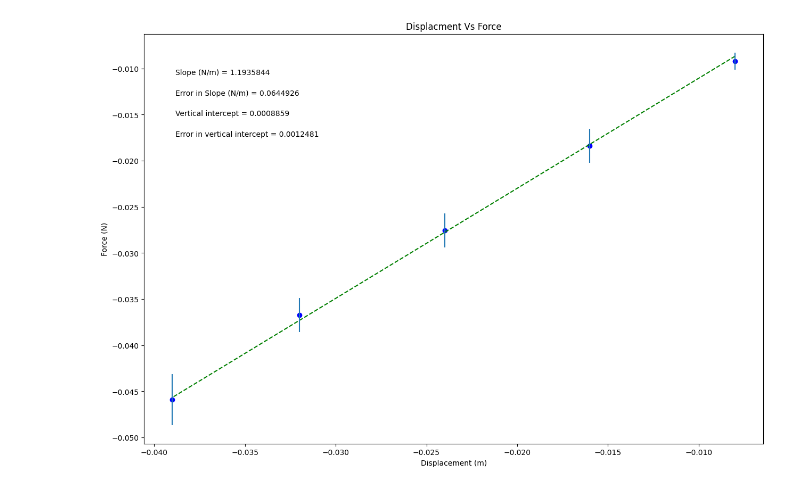
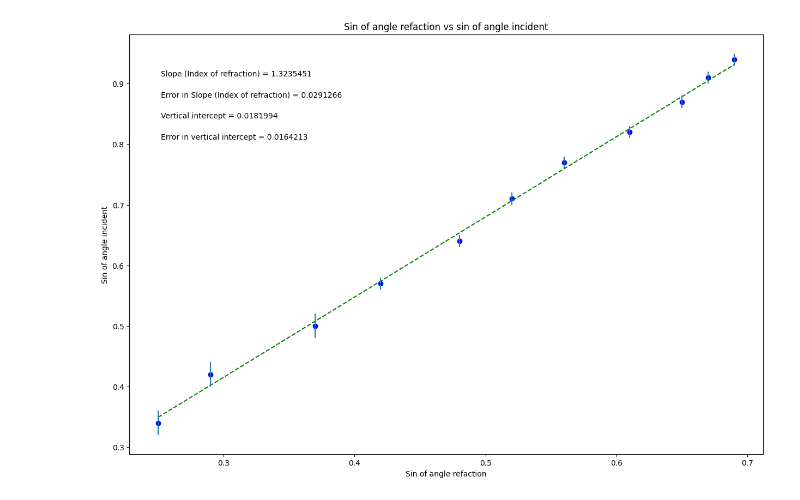
Before and after one commit to I-cant-belive-xander-is-here/Physics-Lab-II, a Jupyter notebook: PHSXlab_plotting_template.ipynb, the cells around one changed output. Drawn from its saved outputs; the diff is of its cells as text; code cells hidden in the pictures.

```diff
--- a/PHSXlab_plotting_template.ipynb
+++ b/PHSXlab_plotting_template.ipynb
@@ -19,28 +19,28 @@ import matplotlib.pyplot as plt
 #variable names should start with a letter and must contain only letters, numbers, and underscores
 
 
-Displacement= np.array([-0.008, -0.016, -0.024, -0.032, -0.039])
+SinRefraction_Angle = np.array([0.25, 0.29, 0.37, 0.42, 0.48, 0.52, 0.56, 0.61, 0.65, 0.67, 0.69])
 
-Force = np.array([-0.00918, -0.01836, -0.02754, -0.03672, -0.04590])
+SinIncident_Angle = np.array([0.34, 0.42, 0.50, 0.57, 0.64, 0.71, 0.77, 0.82, 0.87, 0.91, 0.94])
 
-err_Force = np.array([0.000918, 0.001836, 0.001836, 0.001836, 0.002754])
+err_SinIncident_Angle = np.array([0.02, 0.02, 0.02, 0.01, 0.01, 0.01, 0.01, 0.01, 0.01, 0.01, 0.01])
 
 
 
 #Re-assign variables as x, y, dy so that the remaining plotting code may remain generic
 #UPDATE VARIABLE NAMES (ON RHS OF EACH EQUAL SIGN) TO MATCH VARIABLE NAMES FOR DATA ABOVE
 
-x = Displacement             #this should be the array you want to plot on the x axis
-y = Force             #this should be the array you want to plot on the y axis
-dy = err_Force        #this should be your error in y array
+x = SinRefraction_Angle              #this should be the array you want to plot on the x axis
+y = SinIncident_Angle             #this should be the array you want to plot on the y axis
+dy = err_SinIncident_Angle        #this should be your error in y array
 
 
 #UPDATE EACH OF THESE 4 STRINGS FOR YOUR PLOT LABELS AS YOU WANT THEM TO APPEAR
 
-plot_title= 'Displacment Vs Force'
-x_label= 'Displacement (m)'
-y_label= 'Force (N)'
-slope_units= 'N/m'
+plot_title= 'Sin of angle refaction vs sin of angle incident'
+x_label= 'Sin of angle refaction'
+y_label= 'Sin of angle incident'
+slope_units= 'Index of refraction'
 
 #UPDATE ANNOTATION PLACEMENT SO IT'S OUT OF WAY OF PLOTTED DATA AND BEST FIT LINE
 #integer from 1 to 4, top R corner is 1 (counter-clockwise from there)
@@ -92,31 +92,31 @@ elif annotation_placement==3 or annotation_placement==4:
 #Don't need to change anything in this section!
 
 #Plot data on graph. Plot error bars and place values for slope,
 #error in slope, and vertical intercept (plus error) on the plot using "annotate"
 
 plt.figure(figsize=(15,10))
 
 plt.plot(x, fit, color='green', linestyle='--')
 plt.scatter(x, y, color='blue', marker='o')
 
 plt.xlabel(x_label)
 plt.ylabel(y_label)
 plt.title(plot_title)
 
 plt.errorbar(x, y, yerr=dy, xerr=None, fmt="none") #don't need to plot x error bars
 
 plt.annotate('Slope ({}) = {value:.{digits}f}'.format(slope_units,value=m, digits=7),
              (xpos, ypos[0]), xycoords='axes fraction')
 
 plt.annotate('Error in Slope ({}) = {value:.{digits}f}'.format(slope_units,value=dm, digits=7),
              (xpos, ypos[1]), xycoords='axes fraction')
 
 plt.annotate('Vertical intercept = {value:.{digits}f}'.format(value=b, digits=7),
              (xpos, ypos[2]), xycoords='axes fraction')
 
 plt.annotate('Error in vertical intercept = {value:.{digits}f}'.format(value=db, digits=7),
              (xpos, ypos[3]), xycoords='axes fraction')
 
 plt.show()
 # %% [output]
-[figure, old version]
+[figure, new version]
```
Also changed, not shown: parts of 1 cell of this notebook.
